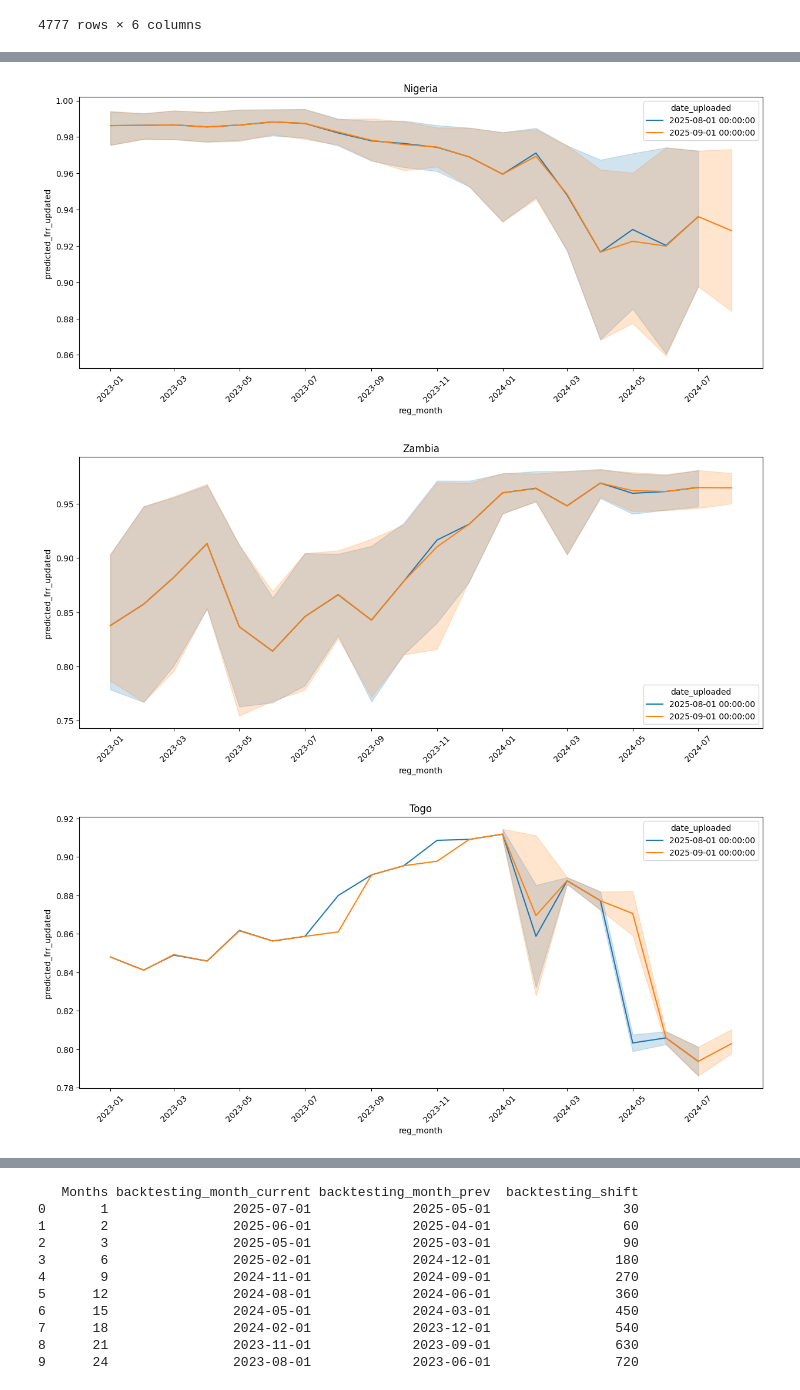
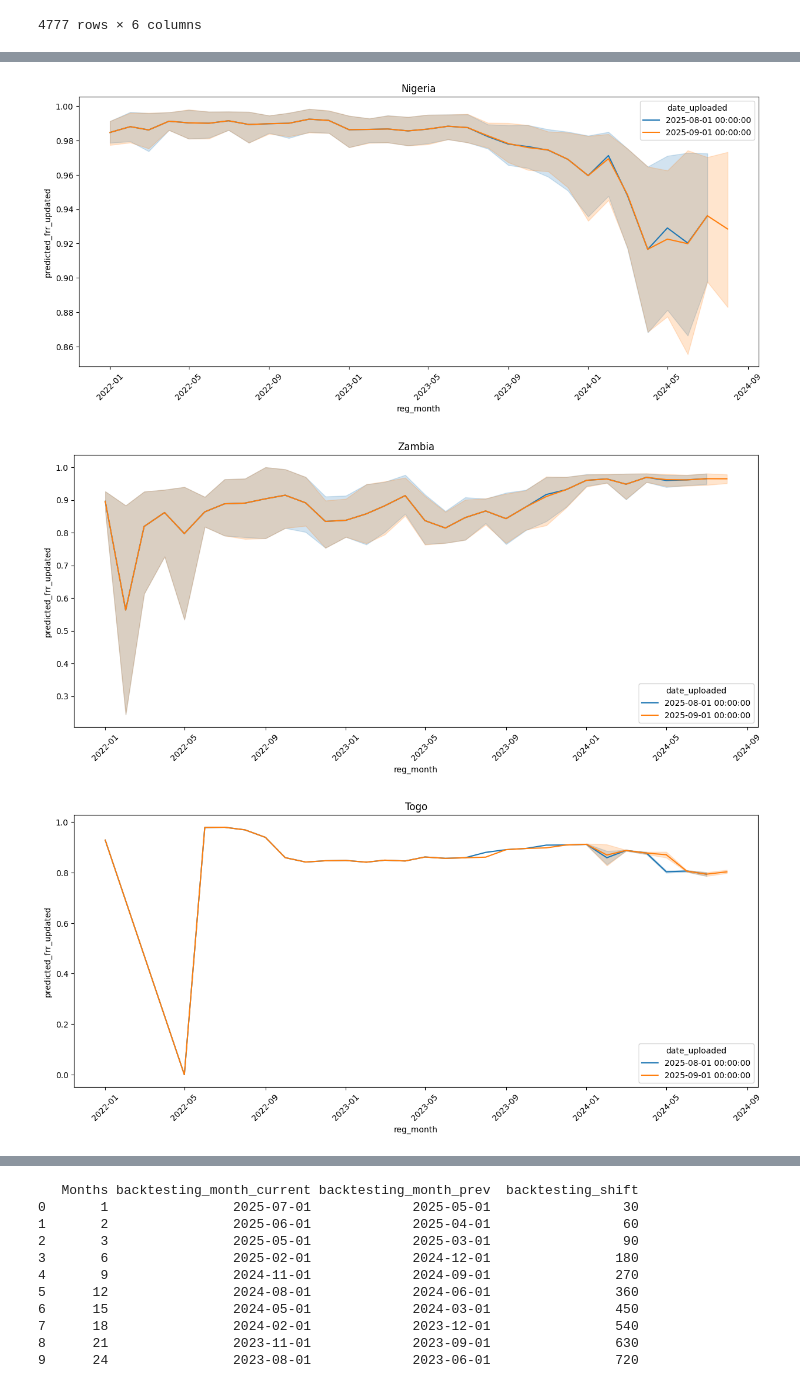
Before and after one commit to elijahkoech/cbr360, a Jupyter notebook: notebooks/clr_inference.ipynb, the cells around one changed output, grey strips where cells are left out. Saved outputs shown, nothing was run; the diff lists cells and outputs as text; code cells hidden in the pictures.

```diff
--- a/notebooks/clr_inference.ipynb
+++ b/notebooks/clr_inference.ipynb
@@ -82,7 +124,7 @@ df2
 # %%
 for country in ["Kenya", "Tanzania", "Nigeria", "Zambia", "Togo", "Uganda"]:
     plt.figure(figsize=(15, 6))
-    sns.lineplot(data=df2[(df2.country==country) & (df2.reg_month>="2023-01-01")], x="reg_month", y="predicted_frr_updated",\
+    sns.lineplot(data=df2[(df2.country==country) & (df2.reg_month>="2022-01-01")], x="reg_month", y="predicted_frr_updated",\
                   hue="date_uploaded")
     # sns.lineplot(data=df2, x="reg_month", y="frr_prediction_50")
     plt.xticks(rotation=45)
@@ -94,3 +136,3 @@ for country in ["Kenya", "Tanzania", "Nigeria", "Zambia", "Togo", "Uganda"]:
-[figure, old version]
+[figure, new version]
-[figure, old version]
+[figure, new version]
-[figure, old version]
+[figure, new version]
```
Also changed, not shown: parts of 3 cells of this notebook, 1 other file.
